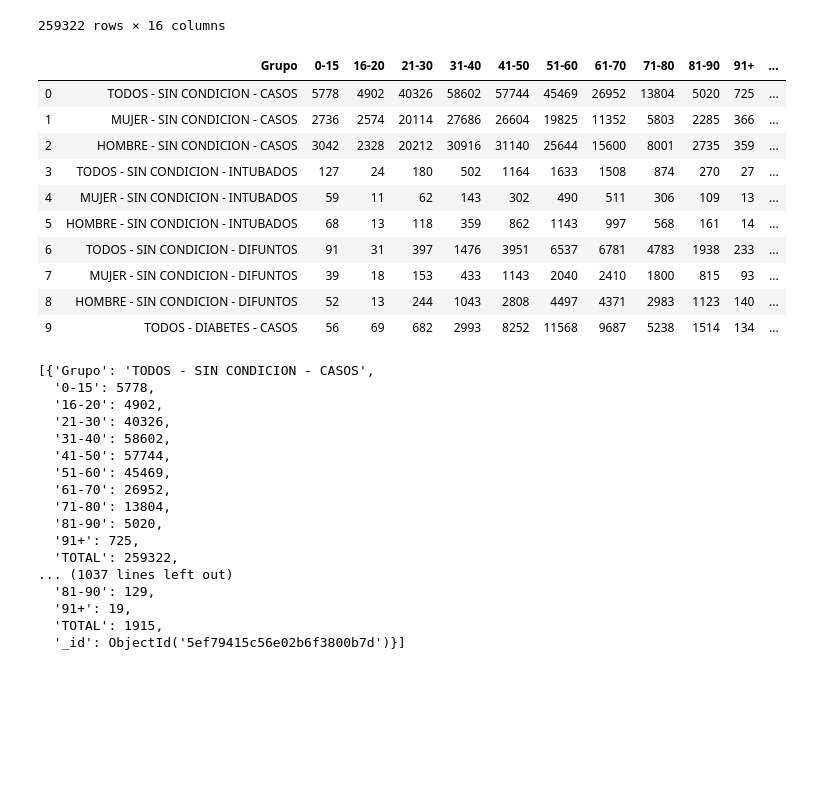
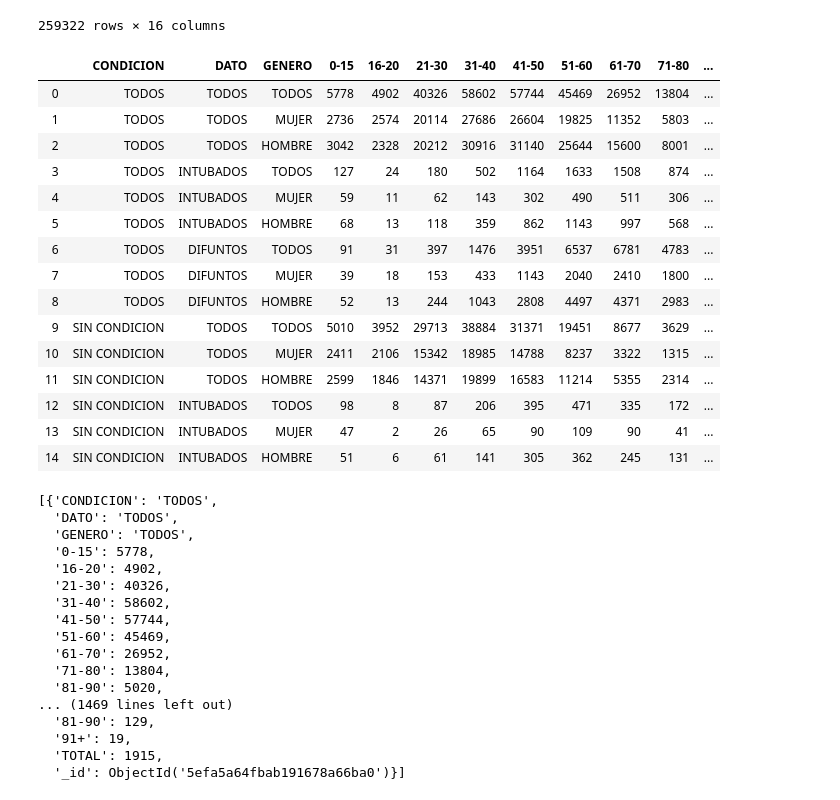
Before and after one commit to Jose2512/Covid-19_Dashboard, a Jupyter notebook: Scripts/Enfermedades.ipynb, the cells around one changed output. Cells and saved outputs as stored; diff of their text form; code cells hidden in the pictures; blank space fills up the shorter version.

Commit message:
Agrego cambios al Script de Enfermedades y su Json

```diff
--- a/Scripts/Enfermedades.ipynb
+++ b/Scripts/Enfermedades.ipynb
@@ -39,44 +39,58 @@ display(clean_covid_data)
 # %%
 bins = [-1, 15, 20, 30, 40, 50, 60, 70, 80, 90, 999]
 group_labels=['0-15','16-20','21-30','31-40','41-50','51-60','61-70','71-80','81-90','91+']
 data=[]
 generos = ["TODOS","MUJER","HOMBRE"]
-condiciones = ["SIN CONDICION","DIABETES","EPOC","ASMA","INMUNOSUPRESION","HIPERTENSION","CARDIOVASCULAR","RENAL CRONICA","TABAQUISMO"]
-datos = ["CASOS","INTUBADOS","DIFUNTOS"]
+condiciones = ["TODOS","SIN CONDICION","DIABETES","EPOC","ASMA","INMUNOSUPRESION","HIPERTENSION","CARDIOVASCULAR","OBESIDAD","RENAL CRONICA","TABAQUISMO"]
+datos = ["TODOS","INTUBADOS","DIFUNTOS"]
 for condicion in condiciones:
     for dato in datos:
         for genero in generos:
             resumen = clean_covid_data.copy()
             if genero != "TODOS":
                 resumen = resumen[resumen["SEXO"]==genero]
-            if condicion != "SIN CONDICION":
-                resumen = resumen[resumen[condicion]=="SI"]
+            if condicion != "TODOS":
+                if condicion == "SIN CONDICION":
+                    resumen = resumen[(resumen['DIABETES']=="NO") & (resumen['TABAQUISMO']=="NO") & (resumen['EPOC']=="NO") & (resumen['ASMA']=="NO") & (resumen['INMUNOSUPRESION']=="NO") & (resumen['HIPERTENSION']=="NO") & (resumen['CARDIOVASCULAR']=="NO") & (resumen['RENAL CRONICA']=="NO") & (resumen['OBESIDAD']=="NO")]
+                else:
+                    resumen = resumen[resumen[condicion]=="SI"]
             if dato == "INTUBADOS":
                 resumen = resumen[resumen["INTUBADO"]=="SI"]
             if dato == "DIFUNTOS":
                 resumen = resumen[resumen["FECHA DEFUNCION"]!="NO"]
             resumen["RANGO DE EDAD"] = pd.cut(resumen["EDAD"], bins, labels=group_labels)
             resumen = resumen.groupby(['RANGO DE EDAD']).count().rename(columns={'ID_REGISTRO':f'{genero} - {condicion} - {dato}'}).drop(['SEXO','FECHA DEFUNCION','MUNICIPIO RESIDENCIA','FECHA INGRESO','INTUBADO','EDAD','DIABETES','EPOC','ASMA','INMUNOSUPRESION','HIPERTENSION','CARDIOVASCULAR','OBESIDAD','RENAL CRONICA','TABAQUISMO'],axis=1).reset_index()
             resumen = resumen.transpose()
             resumen = resumen.rename(columns=resumen.iloc[0])
             resumen = resumen.drop(["RANGO DE EDAD"])
             data.append(resumen)
 analisis_enfermedades = pd.concat(data)
 analisis_enfermedades["TOTAL"] = analisis_enfermedades["0-15"]+analisis_enfermedades["16-20"]+analisis_enfermedades["21-30"]+analisis_enfermedades["31-40"]+analisis_enfermedades["41-50"]+analisis_enfermedades["51-60"]+analisis_enfermedades["61-70"]+analisis_enfermedades["71-80"]+analisis_enfermedades["81-90"]+analisis_enfermedades["91+"]
 analisis_enfermedades = analisis_enfermedades.rename_axis("Grupo").reset_index()
-analisis_enfermedades.head(10)
+separado = analisis_enfermedades["Grupo"].str.split(" - ", n = 2, expand = True)
+analisis_enfermedades["CONDICION"]= separado[1]
+analisis_enfermedades["DATO"]= separado[2]
+analisis_enfermedades["GENERO"]= separado[0]
+analisis_enfermedades.drop(columns =["Grupo"], inplace = True)
+analisis_enfermedades = analisis_enfermedades[['CONDICION','DATO','GENERO','0-15','16-20','21-30','31-40','41-50','51-60','61-70','71-80','81-90','91+','TOTAL']]
+display(analisis_enfermedades.head(15))
 # %% [output]
-|  | Grupo | 0-15 | 16-20 | 21-30 | 31-40 | 41-50 | 51-60 | 61-70 | 71-80 | 81-90 | 91+ | ... |
-| 0 | TODOS - SIN CONDICION - CASOS | 5778 | 4902 | 40326 | 58602 | 57744 | 45469 | 26952 | 13804 | 5020 | 725 | ... |
-| 1 | MUJER - SIN CONDICION - CASOS | 2736 | 2574 | 20114 | 27686 | 26604 | 19825 | 11352 | 5803 | 2285 | 366 | ... |
-| 2 | HOMBRE - SIN CONDICION - CASOS | 3042 | 2328 | 20212 | 30916 | 31140 | 25644 | 15600 | 8001 | 2735 | 359 | ... |
-| 3 | TODOS - SIN CONDICION - INTUBADOS | 127 | 24 | 180 | 502 | 1164 | 1633 | 1508 | 874 | 270 | 27 | ... |
-| 4 | MUJER - SIN CONDICION - INTUBADOS | 59 | 11 | 62 | 143 | 302 | 490 | 511 | 306 | 109 | 13 | ... |
-| 5 | HOMBRE - SIN CONDICION - INTUBADOS | 68 | 13 | 118 | 359 | 862 | 1143 | 997 | 568 | 161 | 14 | ... |
-| 6 | TODOS - SIN CONDICION - DIFUNTOS | 91 | 31 | 397 | 1476 | 3951 | 6537 | 6781 | 4783 | 1938 | 233 | ... |
-| 7 | MUJER - SIN CONDICION - DIFUNTOS | 39 | 18 | 153 | 433 | 1143 | 2040 | 2410 | 1800 | 815 | 93 | ... |
-| 8 | HOMBRE - SIN CONDICION - DIFUNTOS | 52 | 13 | 244 | 1043 | 2808 | 4497 | 4371 | 2983 | 1123 | 140 | ... |
-| 9 | TODOS - DIABETES - CASOS | 56 | 69 | 682 | 2993 | 8252 | 11568 | 9687 | 5238 | 1514 | 134 | ... |
+|  | CONDICION | DATO | GENERO | 0-15 | 16-20 | 21-30 | 31-40 | 41-50 | 51-60 | 61-70 | 71-80 | ... |
+| 0 | TODOS | TODOS | TODOS | 5778 | 4902 | 40326 | 58602 | 57744 | 45469 | 26952 | 13804 | ... |
+| 1 | TODOS | TODOS | MUJER | 2736 | 2574 | 20114 | 27686 | 26604 | 19825 | 11352 | 5803 | ... |
+| 2 | TODOS | TODOS | HOMBRE | 3042 | 2328 | 20212 | 30916 | 31140 | 25644 | 15600 | 8001 | ... |
+| 3 | TODOS | INTUBADOS | TODOS | 127 | 24 | 180 | 502 | 1164 | 1633 | 1508 | 874 | ... |
+| 4 | TODOS | INTUBADOS | MUJER | 59 | 11 | 62 | 143 | 302 | 490 | 511 | 306 | ... |
+| 5 | TODOS | INTUBADOS | HOMBRE | 68 | 13 | 118 | 359 | 862 | 1143 | 997 | 568 | ... |
+| 6 | TODOS | DIFUNTOS | TODOS | 91 | 31 | 397 | 1476 | 3951 | 6537 | 6781 | 4783 | ... |
+| 7 | TODOS | DIFUNTOS | MUJER | 39 | 18 | 153 | 433 | 1143 | 2040 | 2410 | 1800 | ... |
+| 8 | TODOS | DIFUNTOS | HOMBRE | 52 | 13 | 244 | 1043 | 2808 | 4497 | 4371 | 2983 | ... |
+| 9 | SIN CONDICION | TODOS | TODOS | 5010 | 3952 | 29713 | 38884 | 31371 | 19451 | 8677 | 3629 | ... |
+| 10 | SIN CONDICION | TODOS | MUJER | 2411 | 2106 | 15342 | 18985 | 14788 | 8237 | 3322 | 1315 | ... |
+| 11 | SIN CONDICION | TODOS | HOMBRE | 2599 | 1846 | 14371 | 19899 | 16583 | 11214 | 5355 | 2314 | ... |
+| 12 | SIN CONDICION | INTUBADOS | TODOS | 98 | 8 | 87 | 206 | 395 | 471 | 335 | 172 | ... |
+| 13 | SIN CONDICION | INTUBADOS | MUJER | 47 | 2 | 26 | 65 | 90 | 109 | 90 | 41 | ... |
+| 14 | SIN CONDICION | INTUBADOS | HOMBRE | 51 | 6 | 61 | 141 | 305 | 362 | 245 | 131 | ... |
 # %%
 pd.DataFrame.to_csv(analisis_enfermedades,'../assets/data/enfermedades.csv',encoding='latin1')
 analisis_enfermedades.to_json('../assets/data/enfermedades.json',orient='records')
@@ -96,7 +110,9 @@ for record in data_dict:
 
 data_dict
 # %% [output]
-[{'Grupo': 'TODOS - SIN CONDICION - CASOS',
+[{'CONDICION': 'TODOS',
+  'DATO': 'TODOS',
+  'GENERO': 'TODOS',
   '0-15': 5778,
   '16-20': 4902,
   '21-30': 40326,
@@ -106,10 +122,8 @@ data_dict
   '61-70': 26952,
   '71-80': 13804,
   '81-90': 5020,
-  '91+': 725,
-  'TOTAL': 259322,
-... (1037 lines left out)
+... (1469 lines left out)
   '81-90': 129,
   '91+': 19,
   'TOTAL': 1915,
-  '_id': ObjectId('5ef79415c56e02b6f3800b7d')}]
+  '_id': ObjectId('5efa5a64fbab191678a66ba0')}]
```
Also changed, not shown: 2 other files.
